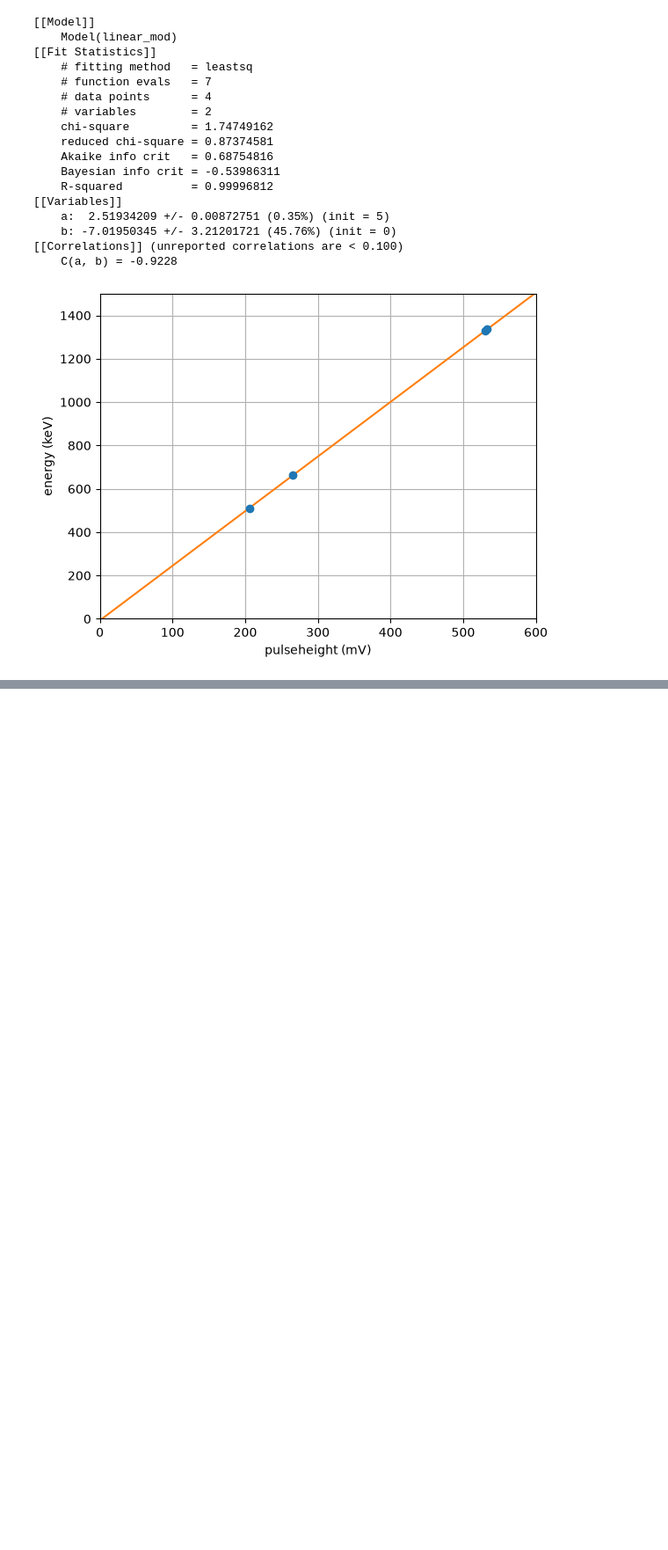
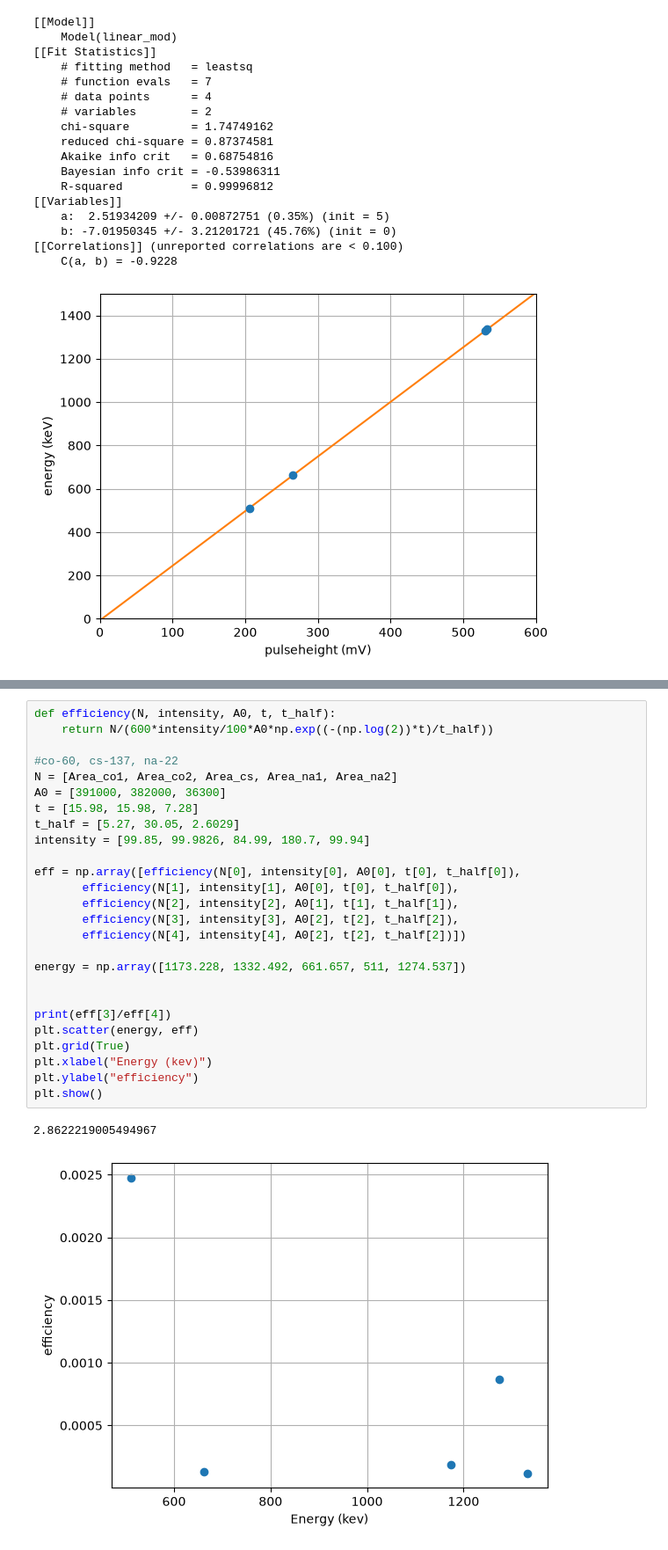
Before and after one commit to edwarddrenth/NSP2-particle-physics, a Jupyter notebook: fit.ipynb, the cells around one changed output, grey strips where cells are left out. Shown at 88% size. Drawn from its saved outputs; the diff is of its cells as text; blank space fills up the shorter version.

```diff
--- a/fit.ipynb
+++ b/fit.ipynb
@@ -448,0 +504,29 @@ the possible isotopes are ['Na-22 ', 'Eu-154 ']
+# %%
+def efficiency(N, intensity, A0, t, t_half):
+    return N/(600*intensity/100*A0*np.exp((-(np.log(2))*t)/t_half))
+
+#co-60, cs-137, na-22
+N = [Area_co1, Area_co2, Area_cs, Area_na1, Area_na2]
+A0 = [391000, 382000, 36300]
+t = [15.98, 15.98, 7.28]
+t_half = [5.27, 30.05, 2.6029]
+intensity = [99.85, 99.9826, 84.99, 180.7, 99.94]
+
+eff = np.array([efficiency(N[0], intensity[0], A0[0], t[0], t_half[0]),
+       efficiency(N[1], intensity[1], A0[0], t[0], t_half[0]),
+       efficiency(N[2], intensity[2], A0[1], t[1], t_half[1]),
+       efficiency(N[3], intensity[3], A0[2], t[2], t_half[2]),
+       efficiency(N[4], intensity[4], A0[2], t[2], t_half[2])])
+
+energy = np.array([1173.228, 1332.492, 661.657, 511, 1274.537])
+
+
+print(eff[3]/eff[4])
+plt.scatter(energy, eff)
+plt.grid(True)
+plt.xlabel("Energy (kev)")
+plt.ylabel("efficiency")
+plt.show()
+# %% [output]
+2.8622219005494967
+[figure, added]
```
Also changed, not shown: parts of 6 cells of this notebook, 3 other files.
